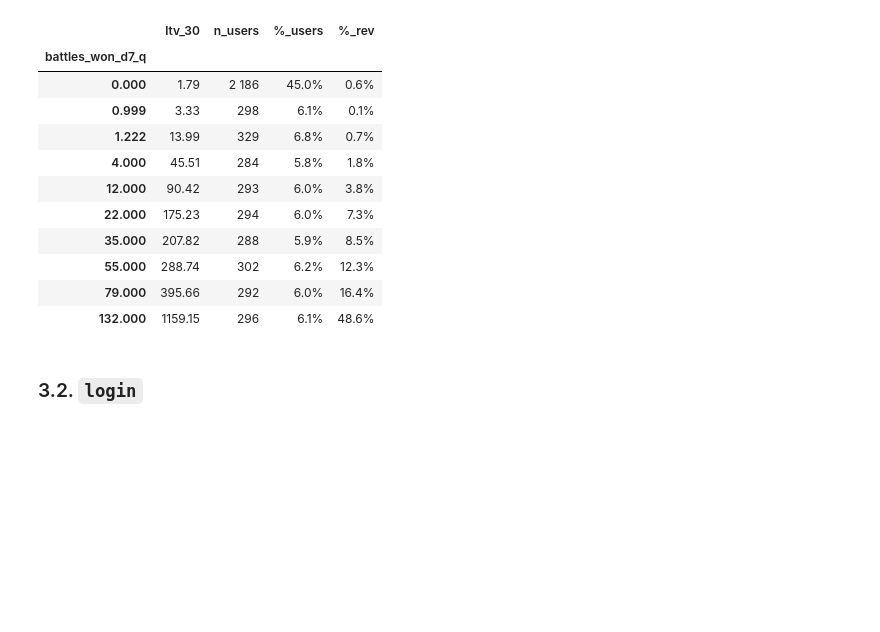
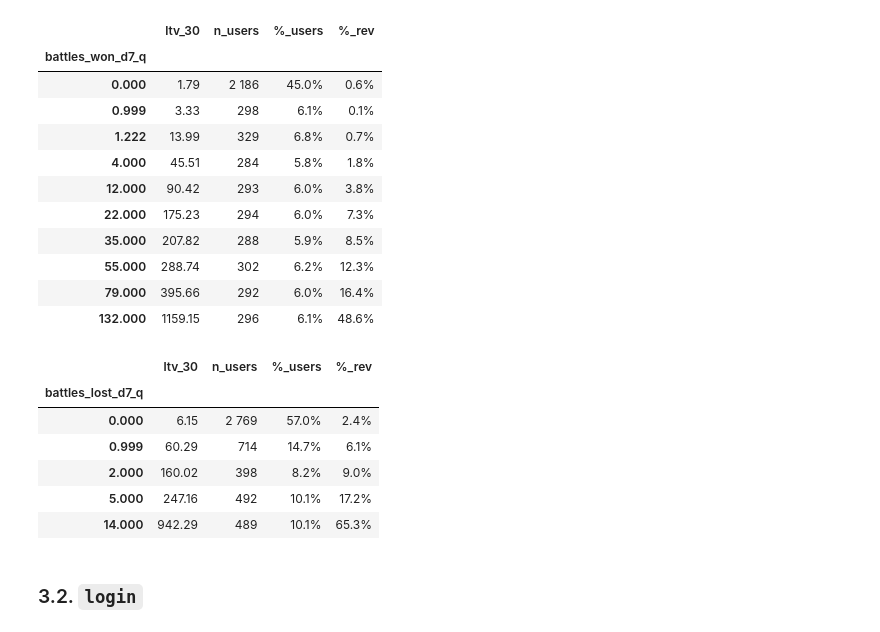
Before and after one commit to IwanVonNeumann/DataScienceTask_05, a Jupyter notebook: 1. Dataset overview.ipynb, the cells around one changed output. Saved outputs shown, nothing was run; the diff lists cells and outputs as text; code cells hidden in the pictures; blank space fills up the shorter version.

```diff
--- a/1. Dataset overview.ipynb
+++ b/1. Dataset overview.ipynb
@@ -136,6 +136,8 @@ get_target_pivot(df, col='country', target_col=TARGET)
 | IN | 16.63 | 221 | 4.5% | 0.5% |
 | PK | 13.46 | 57 | 1.2% | 0.1% |
 | MX | 11.64 | 144 | 3.0% | 0.2% |
+# %%
+df['country=US'] = (df['country'] == 'US').astype(int)
 # %%
 country_rank = df[['country', 'ltv_30']].groupby(by='country').mean()['ltv_30'].sort_values(ascending=False).index.tolist()
 # country_rank
@@ -184,6 +186,8 @@ df = df.join(generate_event_features(df, events_df), how='left')
 # %%
 df['battles_won_d0_q'] = enumerate_float(df['battles_won_d0'], q=5, process_zeros=True)
 df['battles_won_d7_q'] = enumerate_float(df['battles_won_d7'], q=9, process_zeros=True)
+# %%
+df['battles_lost_d7_q'] = enumerate_float(df['battles_lost_d7'], q=4, process_zeros=True)
 # %%
 get_target_pivot(df, col='battles_won_d0_q', target_col=TARGET)
 # %% [output]
@@ -210,6 +214,16 @@ get_target_pivot(df, col='battles_won_d7_q', target_col=TARGET)
 | 55.000 | 288.74 | 302 | 6.2% | 12.3% |
 | 79.000 | 395.66 | 292 | 6.0% | 16.4% |
 | 132.000 | 1159.15 | 296 | 6.1% | 48.6% |
+# %%
+get_target_pivot(df, col='battles_lost_d7_q', target_col=TARGET)
+# %% [output]
+|  | ltv_30 | n_users | %_users | %_rev |
+| battles_lost_d7_q |  |  |  |  |
+| 0.000 | 6.15 | 2 769 | 57.0% | 2.4% |
+| 0.999 | 60.29 | 714 | 14.7% | 6.1% |
+| 2.000 | 160.02 | 398 | 8.2% | 9.0% |
+| 5.000 | 247.16 | 492 | 10.1% | 17.2% |
+| 14.000 | 942.29 | 489 | 10.1% | 65.3% |
 # %% [markdown]
 ### 3.2. `login`
 # %%
```
Also changed, not shown: parts of 4 cells of this notebook, 2 other files.
